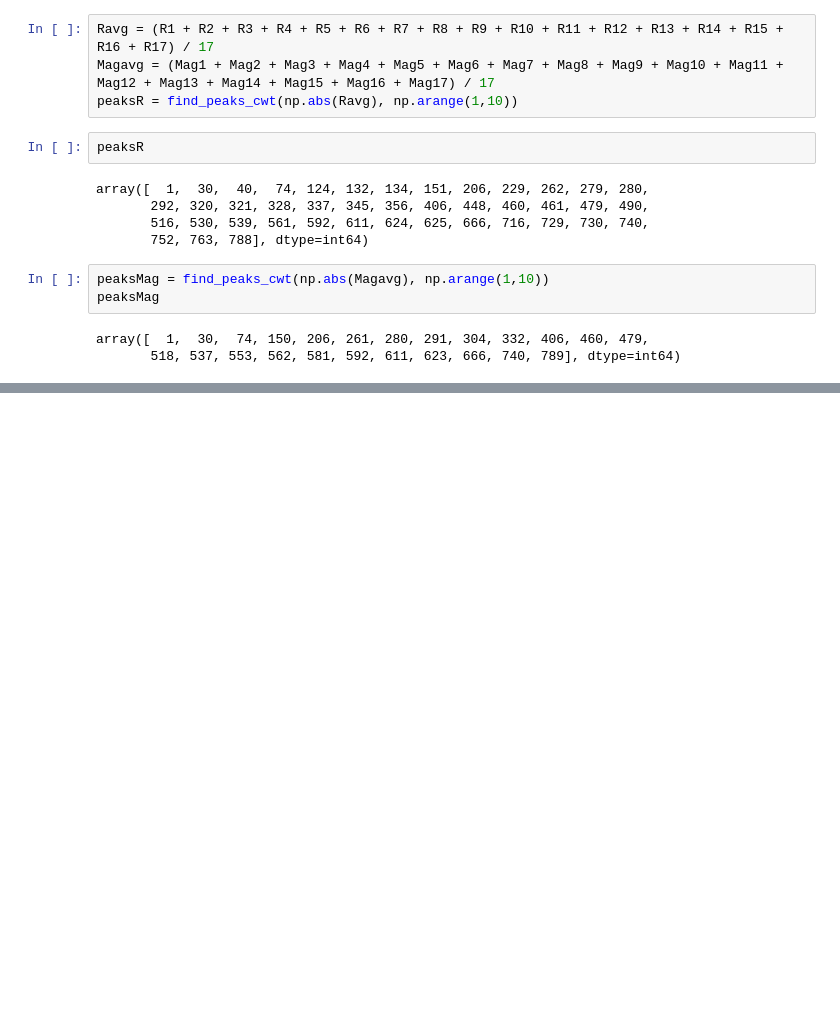
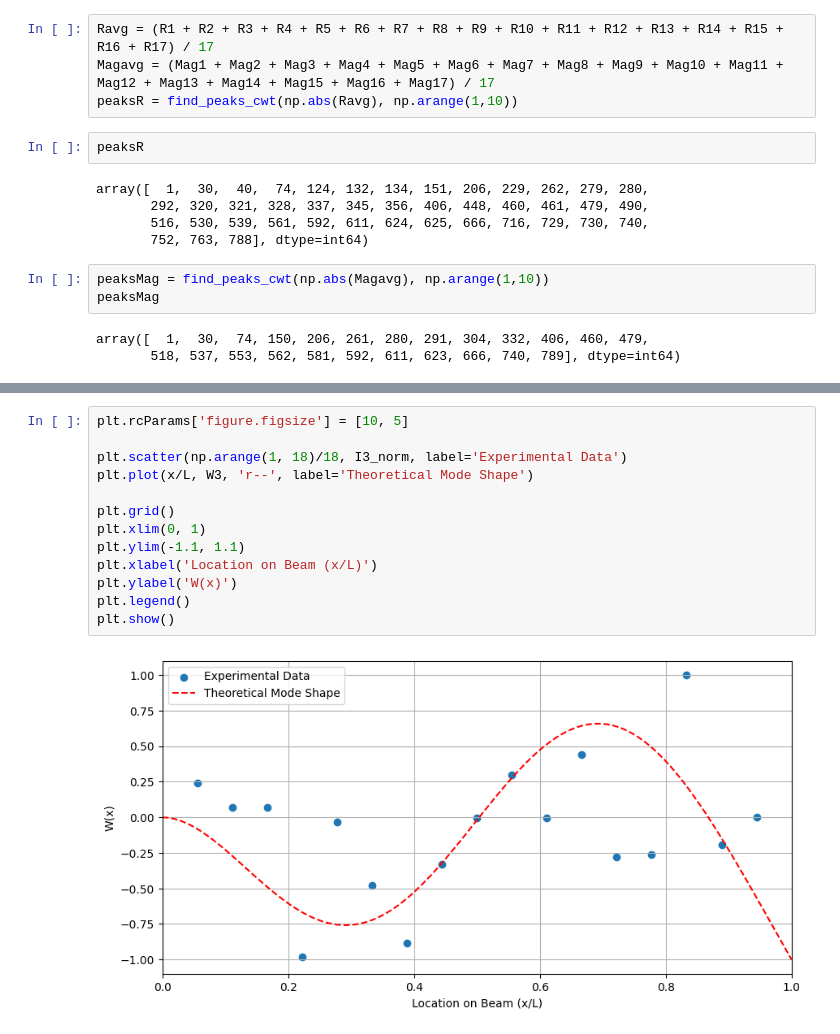
Before and after one commit to shyamthyagarajan/ae461, a Jupyter notebook: Lab 5/Lab 5 Analysis.ipynb, the cells around one changed output, grey strips where cells are left out. Saved outputs shown, nothing was run; the diff lists cells and outputs as text; blank space fills up the shorter version.

```diff
--- a/Lab 5/Lab 5 Analysis.ipynb
+++ b/Lab 5/Lab 5 Analysis.ipynb
@@ -333,0 +379,15 @@ Text(0, 0.5, 'Mag [Vpk]')
+# %%
+plt.rcParams['figure.figsize'] = [10, 5]
+
+plt.scatter(np.arange(1, 18)/18, I3_norm, label='Experimental Data')
+plt.plot(x/L, W3, 'r--', label='Theoretical Mode Shape')
+
+plt.grid()
+plt.xlim(0, 1)
+plt.ylim(-1.1, 1.1)
+plt.xlabel('Location on Beam (x/L)')
+plt.ylabel('W(x)')
+plt.legend()
+plt.show()
+# %% [output]
+[figure, added]
```
Also changed, not shown: parts of 13 cells of this notebook.
